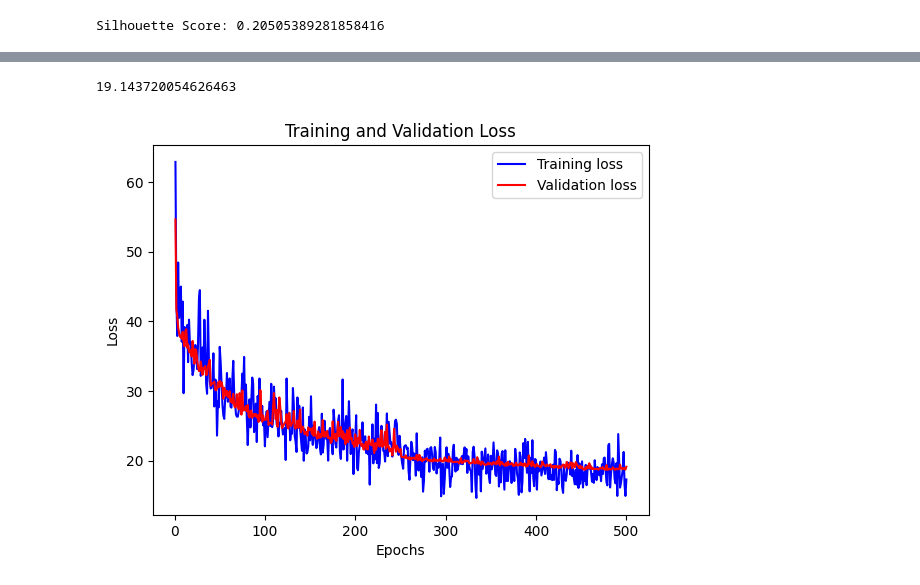
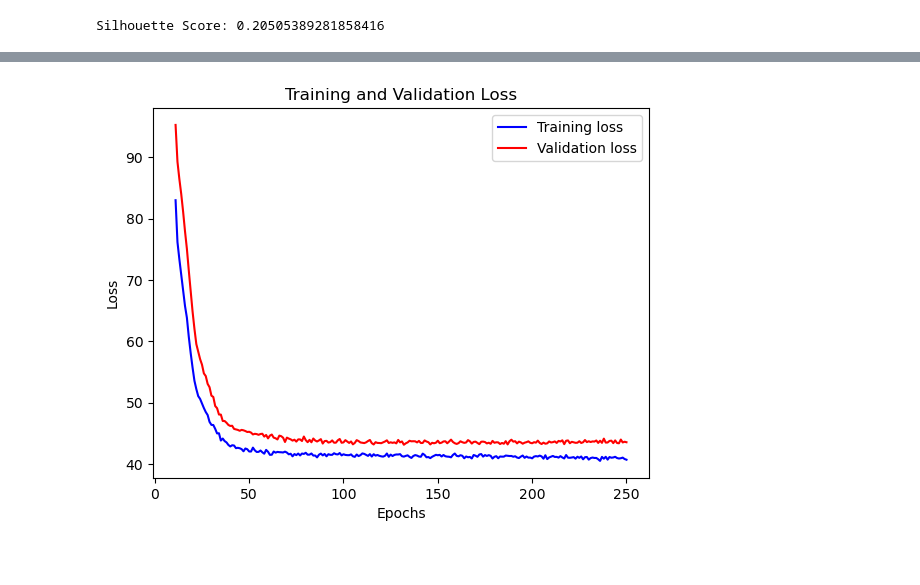
Before and after one commit to Alfadhils/Spatio-Temporal-Biomass-Feedstock-Nowcasting, a Jupyter notebook: forecast.ipynb, the cells around one changed output, grey strips where cells are left out. Drawn from its saved outputs; the diff is of its cells as text; code cells hidden in the pictures; blank space fills up the shorter version.

```diff
--- a/forecast.ipynb
+++ b/forecast.ipynb
@@ -196,6 +203,8 @@ def add_label(dftrain, df2018, df2019, df_label, OHE=False):
 def add_ext(dftrain, df2018, df2019, df_ext):
     return pd.merge(dftrain, df_ext, on='Year', how='left'),pd.merge(df2018, df_ext, on='Year', how='left'),pd.merge(df2019, df_ext, on='Year', how='left')
 # %%
+df_train_regres, df_2018_regres, df_2019_regres = add_ext(df_train, df_2018, df_2019, df_ext_annual)
+
 df_st_train_whole, df_st_2018_whole, df_st_2019_whole = add_spatial(df_train, df_2018, df_2019, 5)
 df_st_train_whole, df_st_2018_whole, df_st_2019_whole = add_temporal(df_st_train_whole, df_st_2018_whole, df_st_2019_whole, 3)
 df_stc_train_whole, df_stc_2018_whole, df_stc_2019_whole = add_label(df_st_train_whole, df_st_2018_whole, df_st_2019_whole, dflabel, OHE=True)
@@ -294,3 +339,9 @@ models = {
     'RF' : RandomForestRegressor(random_state=seed, verbose=0),
     'LGBM' : LGBMRegressor(random_state=seed, verbosity=-1)
 }
+
+models_linear = {
+    # 'LinReg' : LinearRegression(),
+    # 'Ridge' : Ridge(random_state=seed),
+    'Enet' : ElasticNet(random_state=seed)
+}
@@ -421,0 +354,18 @@ Epoch 500/500, Train Loss: 17.31, Test Loss: 19.14
+# %%
+for model in models_linear.keys() :
+    print(f'Model {model}')
+    err = eval_linear(models_linear[model], df_train_regres)
+    error_dict[model] = np.mean(err)
+# %%
+model = tf.keras.models.Sequential([
+        tf.keras.layers.Dense(64, activation='relu'),
+        tf.keras.layers.Dropout(0.2),
+        tf.keras.layers.Dense(48, activation='relu'),
+        tf.keras.layers.Dropout(0.2),
+        tf.keras.layers.Dense(32, activation='relu'),
+        tf.keras.layers.Dense(1)
+        ])
+
+model.compile(optimizer=tf.keras.optimizers.Adam(learning_rate=0.0005), loss='mean_absolute_error')
+
+loss, history = eval_nn(model, df_st_train_whole)
@@ -422,18 +390,23 @@ Epoch 500/500, Train Loss: 17.31, Test Loss: 19.14
 # %%
-print(loss)
+error_dict['ANN'] = loss
+
+# Access the training and validation loss from the history
+train_loss = history.history['loss']
+val_loss = history.history['val_loss']
+
 # Create a range of epochs for x-axis
-epochs = range(1, len(history['train']) + 1)
+epochs = range(1, len(train_loss) + 1)
+offset = 10
 
 # Plotting
-plt.plot(epochs, history['train'], 'b', label='Training loss')
-plt.plot(epochs, history['test'], 'r', label='Validation loss')
+plt.plot(epochs[offset:], train_loss[offset:], 'b', label='Training loss')
+plt.plot(epochs[offset:], val_loss[offset:], 'r', label='Validation loss')
 plt.title('Training and Validation Loss')
 plt.xlabel('Epochs')
 plt.ylabel('Loss')
 plt.legend()
 
 # Show plot
 plt.show()
 # %% [output]
-19.143720054626463
-[figure, old version]
+[figure, new version]
```
Also changed, not shown: parts of 32 cells of this notebook, 2 other files.
